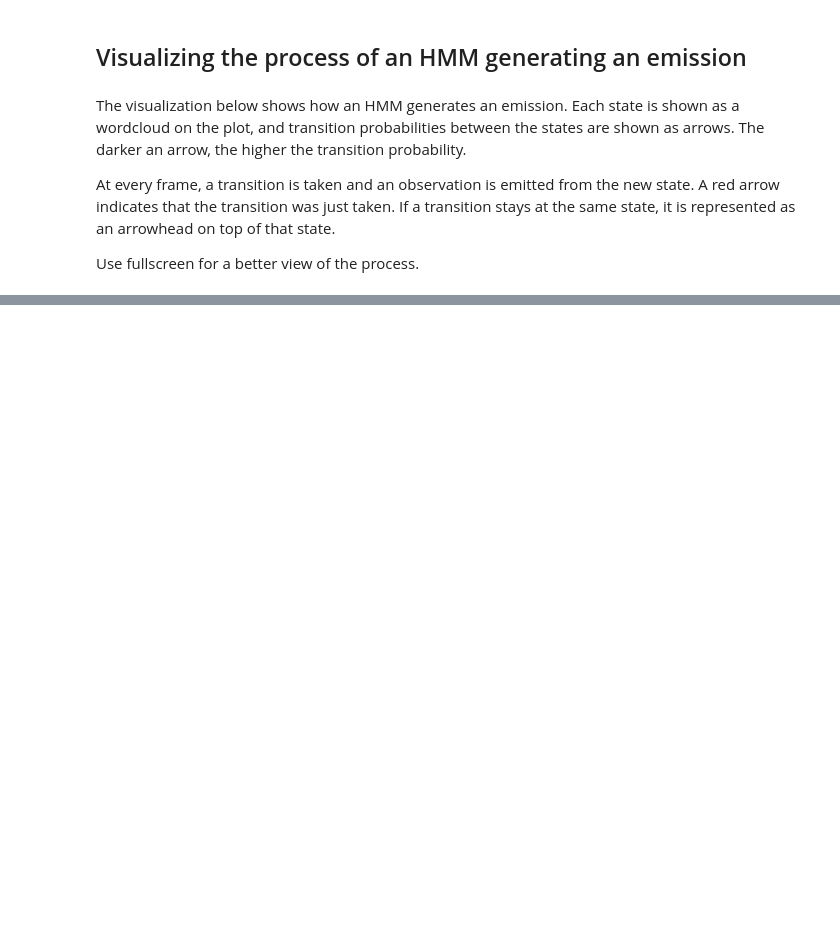
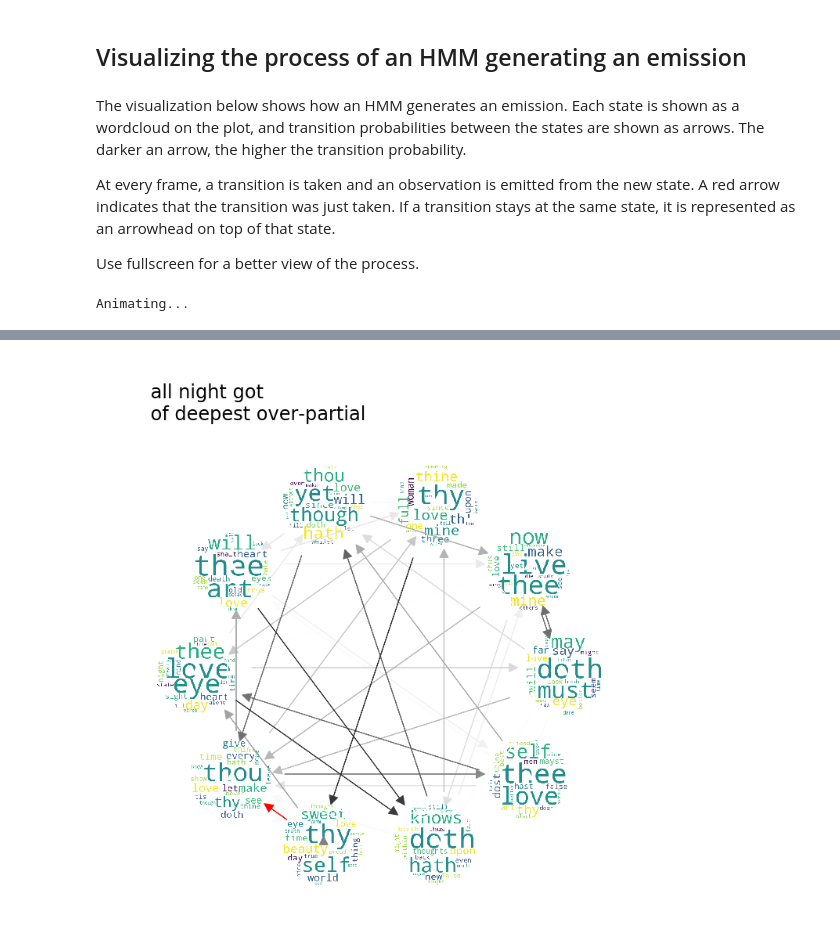
Before and after one commit to kelsi-riley/project3, a Jupyter notebook: src/2_notebook.ipynb, the cells around one changed output, grey strips where cells are left out. Drawn from its saved outputs; the diff is of its cells as text; code cells hidden in the pictures; blank space fills up the shorter version.

```diff
--- a/src/2_notebook.ipynb
+++ b/src/2_notebook.ipynb
@@ -109,5 +185,7 @@ At every frame, a transition is taken and an observation is emitted from the new
 
 Use fullscreen for a better view of the process.
 # %%
-anim = animate_emission(hmm8, obs_map, M=8)
+anim = animate_emission(hmm8, wtn, M=8)
 HTML(anim.to_html5_video())
+# %% [output]
+Animating...
@@ -113,0 +193 @@ HTML(anim.to_html5_video())
+[figure, added]
```
Also changed, not shown: parts of 10 cells of this notebook, 26 other files.
